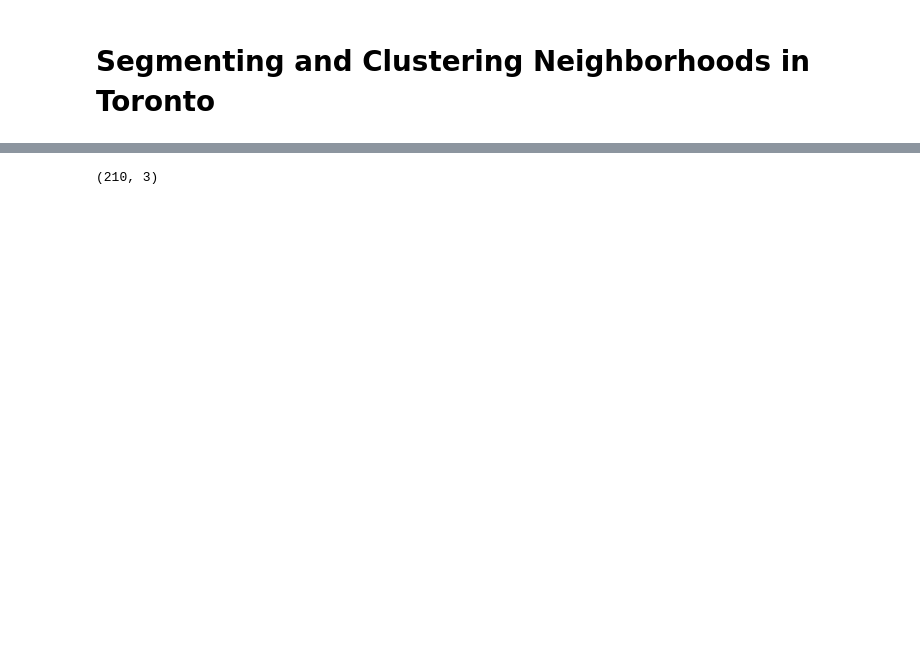
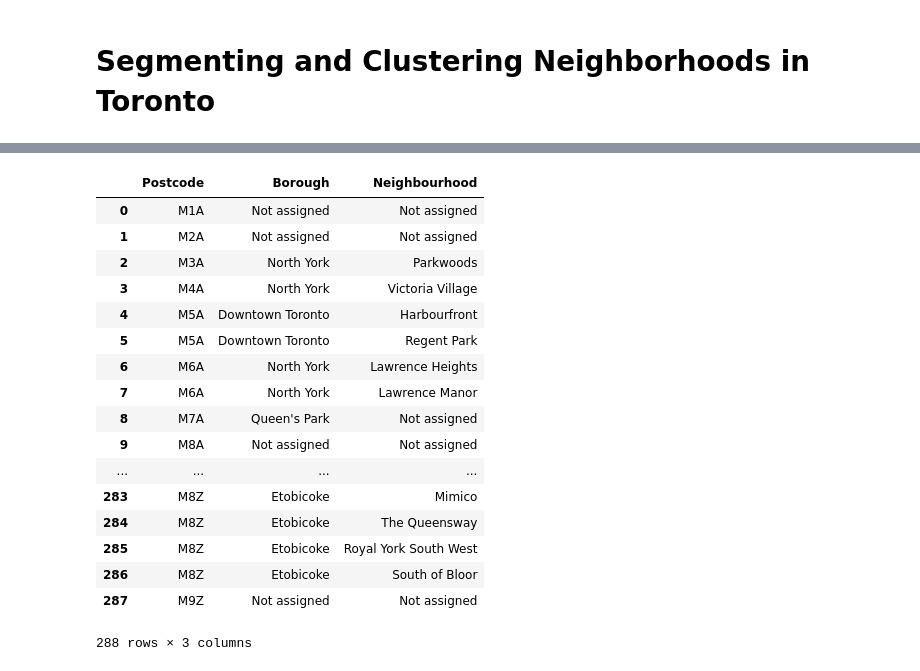
Before and after one commit to atm4458/Coursera_Capstone, a Jupyter notebook: IBM Coursera Capstone/week3.ipynb, the cells around one changed output, grey strips where cells are left out. Cells and saved outputs as stored; diff of their text form; code cells hidden in the pictures; blank space fills up the shorter version.

```diff
--- a/IBM Coursera Capstone/week3.ipynb
+++ b/IBM Coursera Capstone/week3.ipynb
@@ -12,18 +19,33 @@ soup = BeautifulSoup(website_url,'lxml')
 # %%
 My_table = soup.find('table',{'class':'wikitable sortable'})
 columns_name=My_table.find_all('th')
+column=[i.text.replace('\n', '') for i in columns_name]
 result=My_table.find_all('td')
 postData=[]
 for i in result:
     check=i.find('a')
     if check == None:
-        postData.append(i.text.replace('\n', ''))
+        postData.append((i.text.replace('\n', '')).replace("Toronto","").replace("(Toronto)","")) # clear some dummy string
     else:
-        postData.append(i.find('a').get('title'))
-postdata1=pd.DataFrame(np.array(postData).reshape(-1,3))
-postdata1=postdata1.replace("Not assigned",np.nan)
+        postData.append(i.find('a').get('title').replace(", Toronto","").replace(" (Toronto)",""))
+postdata1=pd.DataFrame(np.array(postData).reshape(-1,3),columns=column)
+postdata1
+# %% [output]
+|  | Postcode | Borough | Neighbourhood |
+| 0 | M1A | Not assigned | Not assigned |
+| 1 | M2A | Not assigned | Not assigned |
+| 2 | M3A | North York | Parkwoods |
+| 3 | M4A | North York | Victoria Village |
+| 4 | M5A | Downtown Toronto | Harbourfront |
+| 5 | M5A | Downtown Toronto | Regent Park |
+| 6 | M6A | North York | Lawrence Heights |
+| 7 | M6A | North York | Lawrence Manor |
+| 8 | M7A | Queen's Park | Not assigned |
+| 9 | M8A | Not assigned | Not assigned |
+| ... | ... | ... | ... |
+| 283 | M8Z | Etobicoke | Mimico |
+| 284 | M8Z | Etobicoke | The Queensway |
+| 285 | M8Z | Etobicoke | Royal York South West |
+| 286 | M8Z | Etobicoke | South of Bloor |
+| 287 | M9Z | Not assigned | Not assigned |
+288 rows × 3 columns
-# %%
-clean_data=postdata1.dropna().reset_index(drop=True)
-clean_data.shape
-# %% [output]
-(210, 3)
```
Also changed, not shown: parts of 5 cells of this notebook.
